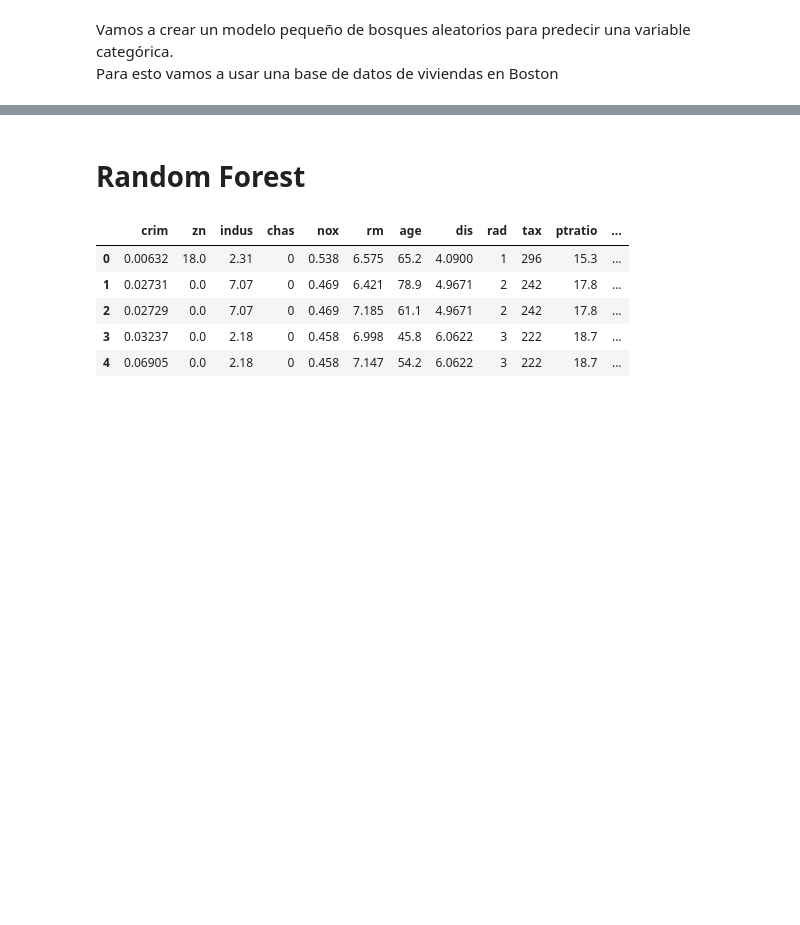
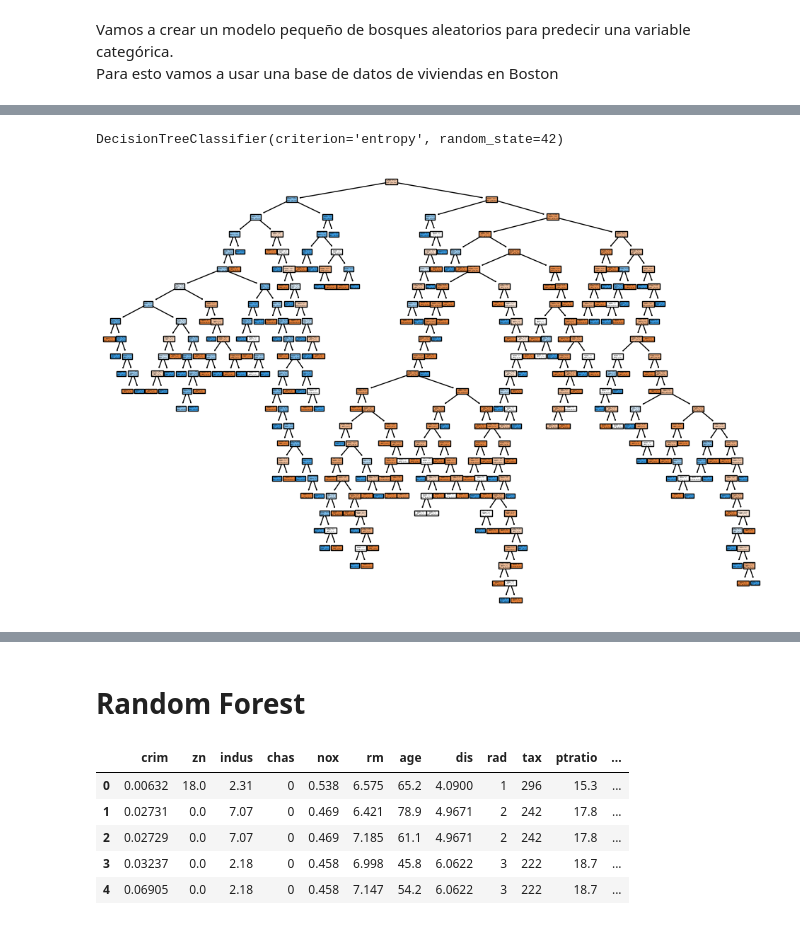
Before and after one commit to jazaineam1/Andes_ADDBD, a Jupyter notebook: Sesion14/Clase_14-Random_Forest.ipynb, the cells around one changed output, grey strips where cells are left out. Saved outputs shown, nothing was run; the diff lists cells and outputs as text; code cells hidden in the pictures; blank space fills up the shorter version.

```diff
--- a/Sesion14/Clase_14-Random_Forest.ipynb
+++ b/Sesion14/Clase_14-Random_Forest.ipynb
@@ -46,0 +85,4 @@ Para esto vamos a usar una base de datos de viviendas en Boston<br>
+# %%
+##Rellenar faltantes de edad y volver numerica sexo
+data['age']= data['age'].fillna(data['age'].mean())
+data['sex']=np.where(data['sex']=='male',1,0)
@@ -46,0 +100,13 @@ Para esto vamos a usar una base de datos de viviendas en Boston<br>
+# %%
+#seleccionar variables X e y
+X = data[['sex', 'age', 'fare']]
+y = data['survived']
+# %%
+# dividir los datos en train y test
+X_train, X_test, y_train, y_test = train_test_split(X, y, test_size=0.2, random_state=42)
+# %%
+#inicializar árbol y entrenar
+clf = DecisionTreeClassifier(criterion='entropy', random_state=42)
+clf.fit(X_train, y_train)
+# %% [output]
+DecisionTreeClassifier(criterion='entropy', random_state=42)
@@ -46,0 +116,7 @@ Para esto vamos a usar una base de datos de viviendas en Boston<br>
+# %%
+#gráfico del árbol
+plt.figure(figsize=(12,8))
+plot_tree(clf, feature_names=['sex', 'age', 'fare'], class_names=['Not Survived', 'Survived'], filled=True)
+plt.show()
+# %% [output]
+[figure, added]
```
Also changed, not shown: parts of 9 cells of this notebook.
